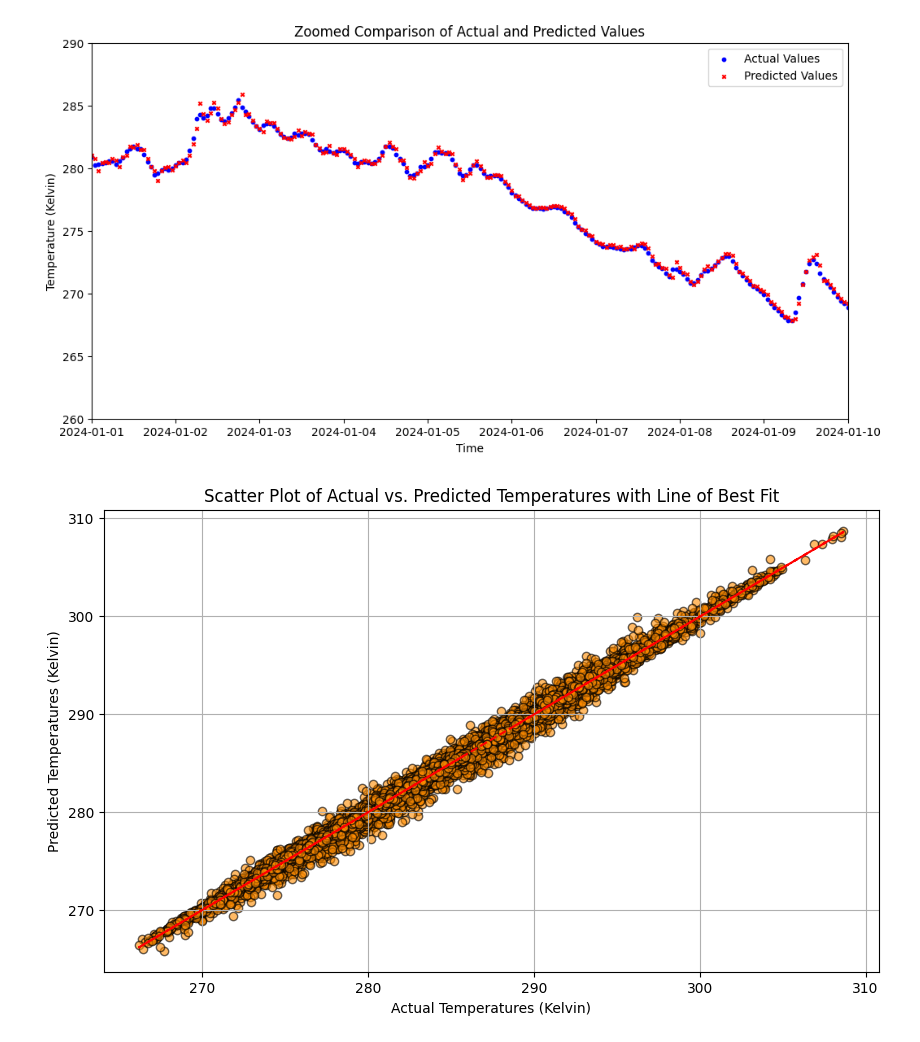
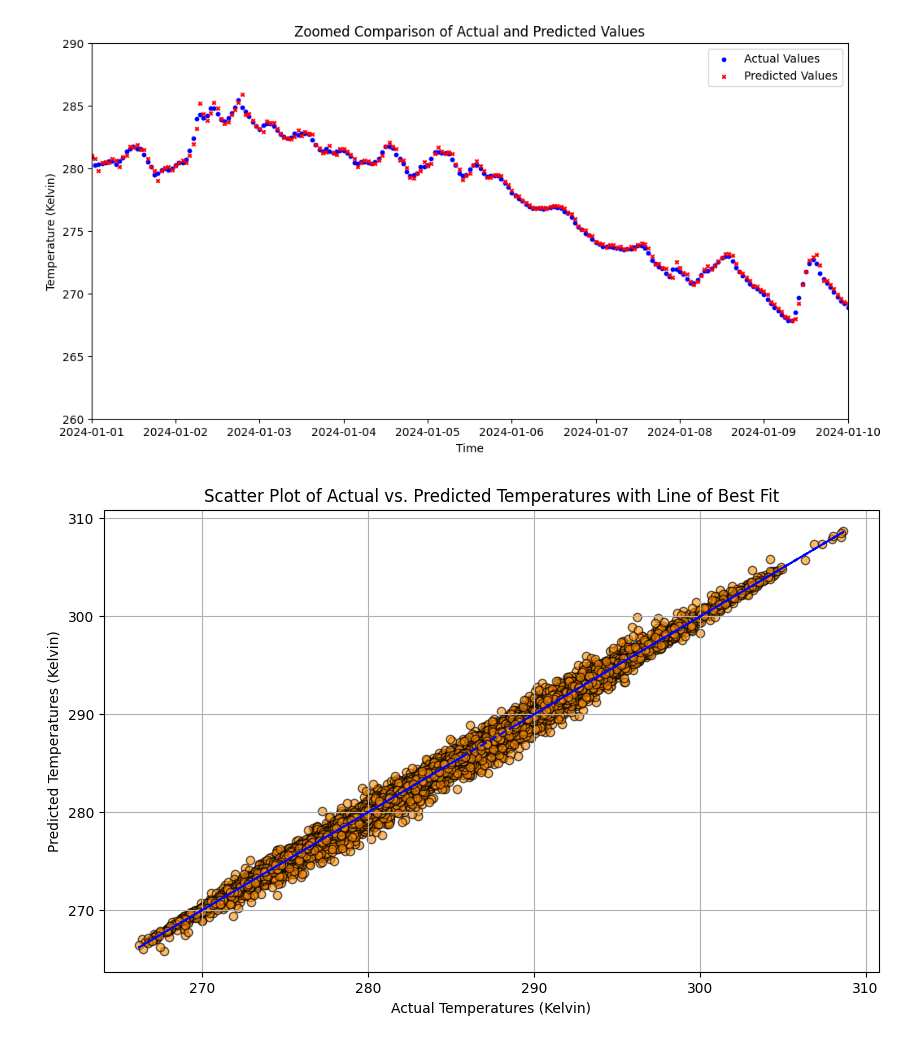
Before and after one commit to AlexaVT03/Project2-2, a Jupyter notebook: Project_2-2/Python/Linear Regression/Linear_Regression.ipynb, the cells around one changed output. Cells and saved outputs as stored; diff of their text form; code cells hidden in the pictures.

```diff
--- a/Project_2-2/Python/Linear Regression/Linear_Regression.ipynb
+++ b/Project_2-2/Python/Linear Regression/Linear_Regression.ipynb
@@ -148,14 +148,14 @@ plt.show()
 # %%
 # Scatter plot with line of best fit for test set predictions
 plt.figure(figsize=(10, 6))
 plt.scatter(y_test, y_test_pred, color='darkorange', edgecolors='k', alpha=0.6)
 z = np.polyfit(y_test, y_test_pred, 1)
 p = np.poly1d(z)
-plt.plot(y_test, p(y_test), "r--")  # Red dashed line
+plt.plot(y_test, p(y_test), "b--")  # Optimal fit dashed line
 plt.title('Scatter Plot of Actual vs. Predicted Temperatures with Line of Best Fit')
 plt.xlabel('Actual Temperatures (Kelvin)')
 plt.ylabel('Predicted Temperatures (Kelvin)')
 plt.grid(True)
 plt.show()
 # %% [output]
-[figure, old version]
+[figure, new version]
```
Also changed, not shown: 1 other file.
